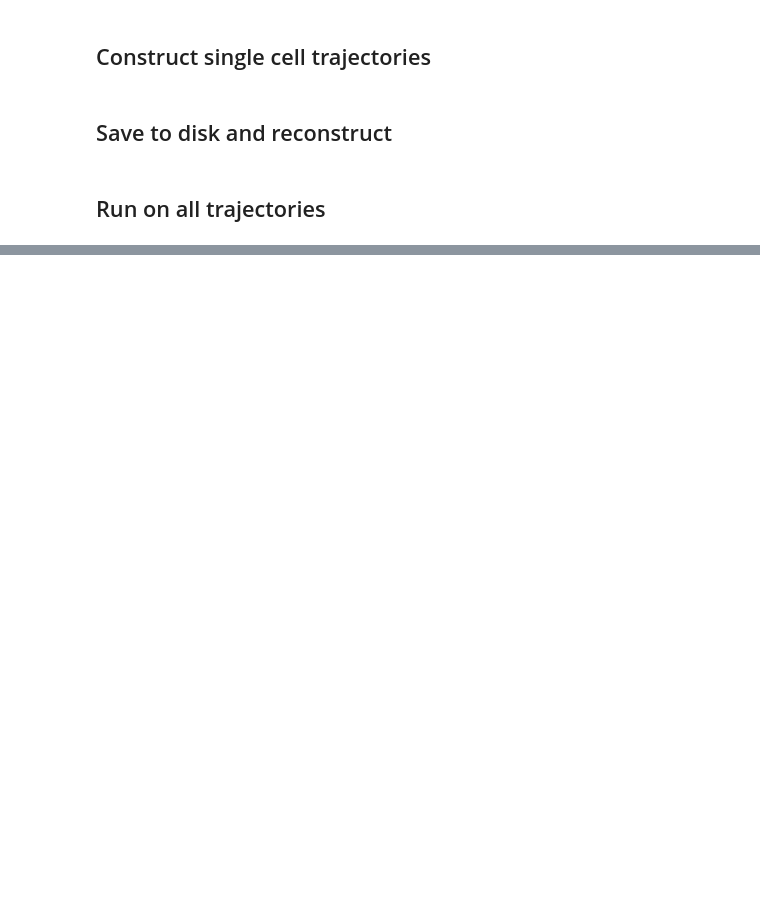
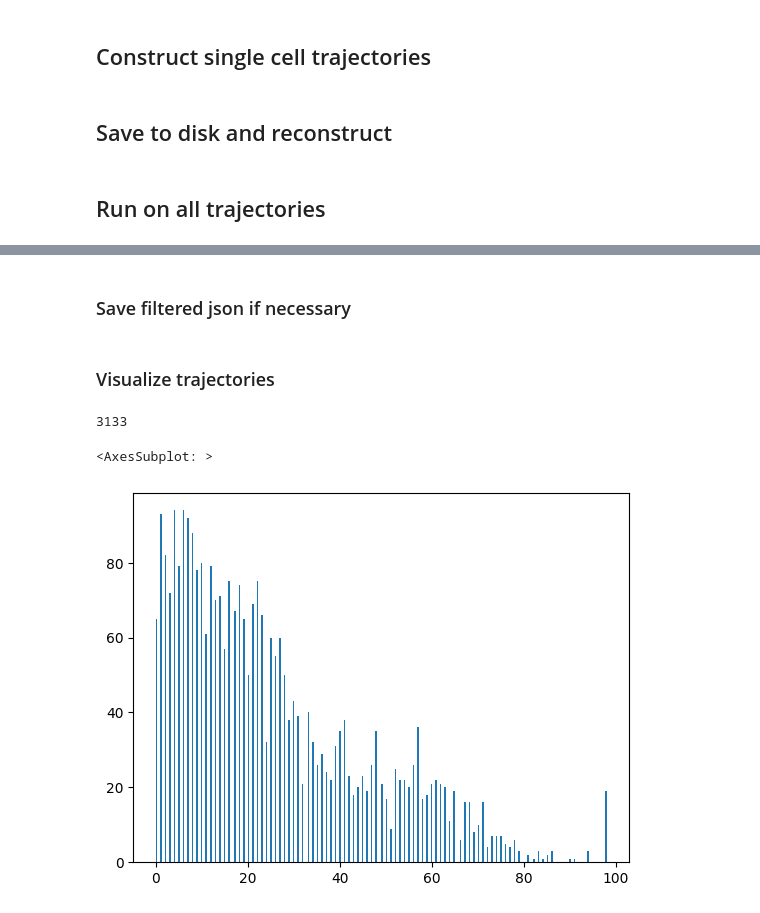
Before and after one commit to xing-lab-pitt/livecellx, a Jupyter notebook: notebooks/application_wayne_cellcycle.ipynb, the cells around one changed output, grey strips where cells are left out. Saved outputs shown, nothing was run; the diff lists cells and outputs as text; code cells hidden in the pictures; blank space fills up the shorter version.

```diff
--- a/notebooks/application_wayne_cellcycle.ipynb
+++ b/notebooks/application_wayne_cellcycle.ipynb
@@ -240,0 +245,16 @@ with open("./notebook_results/wayne_data/traj_collection.json", "r") as f:
+# %%
+import skimage.measure
+traj_ids = list(sc_traj_collection.track_id_to_trajectory.keys())
+for track_id in traj_ids:
+    traj = sc_traj_collection[track_id]
+    times = set(traj.timeframe_set)
+    for time in times:
+        sc = traj[time]
+        bbox = sc.bbox
+        area = (bbox[2] - bbox[0]) * (bbox[3] - bbox[1])
+        if area < 5:
+            traj.pop_single_cell(time)
+    if len(traj.timeframe_set) == 0:
+        sc_traj_collection.track_id_to_trajectory.pop(track_id)
+# %% [markdown]
+### Save filtered json if necessary
@@ -240,0 +263,20 @@ with open("./notebook_results/wayne_data/traj_collection.json", "r") as f:
+# %% [markdown]
+### Visualize trajectories
+# %%
+len(sc_traj_collection)
+# %% [output]
+3133
+# %%
+def histogram_traj_length(self, ax=None, **kwargs):
+    import seaborn as sns
+
+    id_to_sc_trajs = self.track_id_to_trajectory
+    all_traj_lengths = np.array([_traj.get_timeframe_span_length() for _traj in id_to_sc_trajs.values()])
+    if ax is None:
+        fig, ax = plt.subplots(1, 1)
+    plt.hist(all_traj_lengths, bins=300, **kwargs)
+    return ax
+histogram_traj_length(sc_traj_collection)
+# %% [output]
+<AxesSubplot: >
+[figure, added]
```
Also changed, not shown: parts of 13 cells of this notebook, 1 other file.
